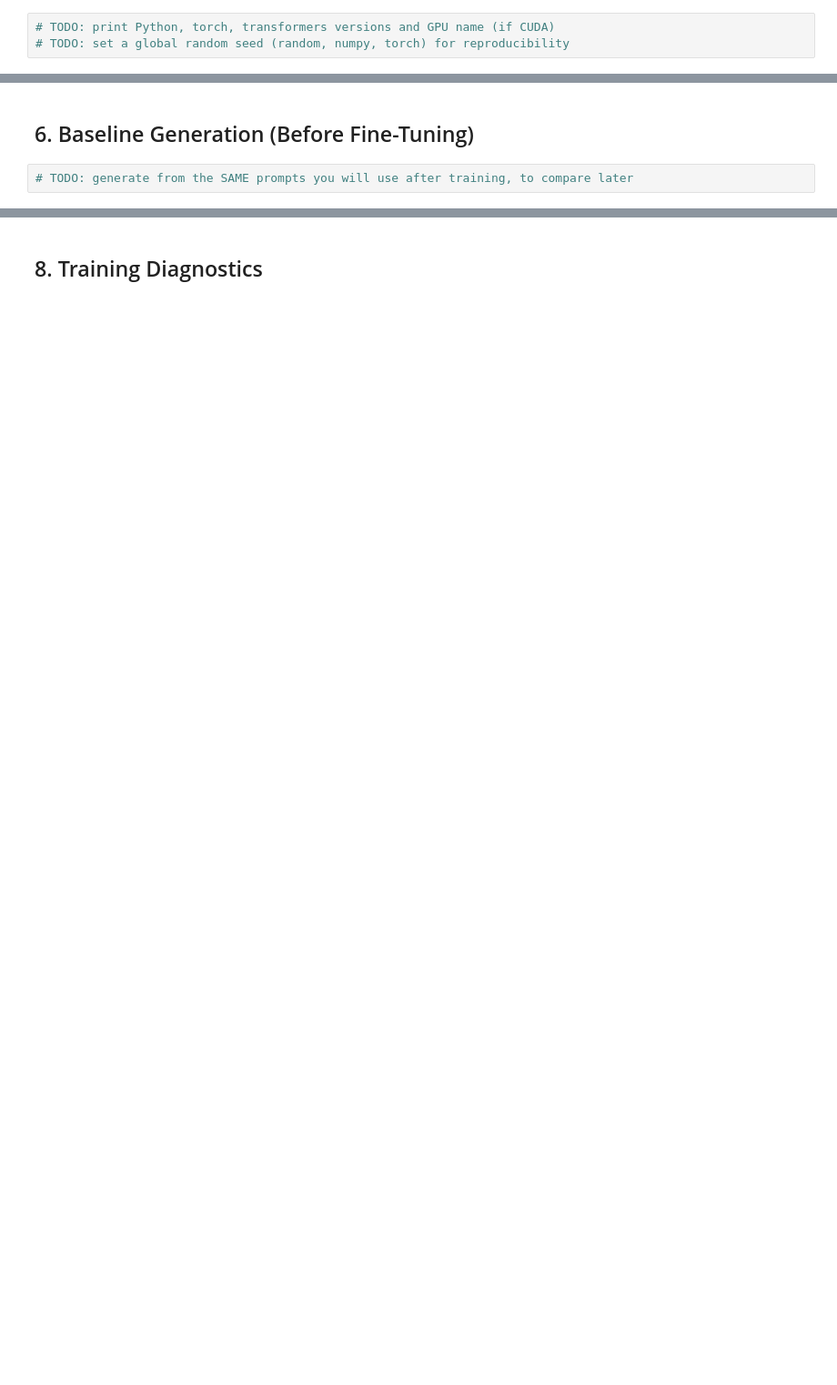
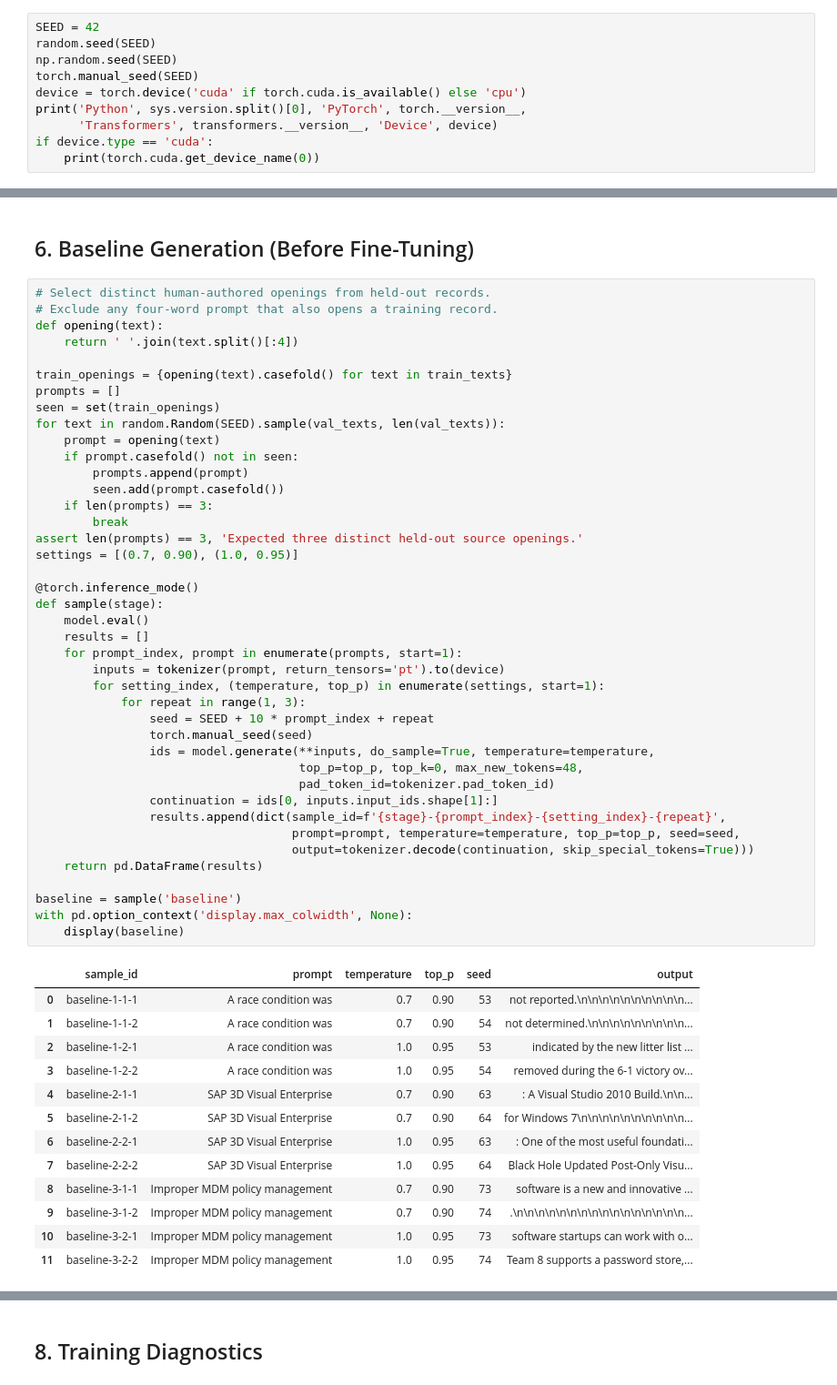
Before and after one commit to vutran-us/generative-ai-applications-project, a Jupyter notebook: generative_model.ipynb, the cells around one changed output, grey strips where cells are left out. Shown at 91% size. Drawn from its saved outputs; the diff is of its cells as text; blank space fills up the shorter version.

```diff
--- a/generative_model.ipynb
+++ b/generative_model.ipynb
@@ -18,3 +27,10 @@ device
 # %%
-# TODO: print Python, torch, transformers versions and GPU name (if CUDA)
-# TODO: set a global random seed (random, numpy, torch) for reproducibility
+SEED = 42
+random.seed(SEED)
+np.random.seed(SEED)
+torch.manual_seed(SEED)
+device = torch.device('cuda' if torch.cuda.is_available() else 'cpu')
+print('Python', sys.version.split()[0], 'PyTorch', torch.__version__,
+      'Transformers', transformers.__version__, 'Device', device)
+if device.type == 'cuda':
+    print(torch.cuda.get_device_name(0))
@@ -68,6 +274,59 @@ _TODO: why this data suits a generative task (human-written by CNAs, consistent
 # %% [markdown]
 ## 6. Baseline Generation (Before Fine-Tuning)
 # %%
-# TODO: generate from the SAME prompts you will use after training, to compare later
+# Select distinct human-authored openings from held-out records.
+# Exclude any four-word prompt that also opens a training record.
+def opening(text):
+    return ' '.join(text.split()[:4])
+
+train_openings = {opening(text).casefold() for text in train_texts}
+prompts = []
+seen = set(train_openings)
+for text in random.Random(SEED).sample(val_texts, len(val_texts)):
+    prompt = opening(text)
+    if prompt.casefold() not in seen:
+        prompts.append(prompt)
+        seen.add(prompt.casefold())
+    if len(prompts) == 3:
+        break
+assert len(prompts) == 3, 'Expected three distinct held-out source openings.'
+settings = [(0.7, 0.90), (1.0, 0.95)]
+
+@torch.inference_mode()
+def sample(stage):
+    model.eval()
+    results = []
+    for prompt_index, prompt in enumerate(prompts, start=1):
+        inputs = tokenizer(prompt, return_tensors='pt').to(device)
+        for setting_index, (temperature, top_p) in enumerate(settings, start=1):
+            for repeat in range(1, 3):
+                seed = SEED + 10 * prompt_index + repeat
+                torch.manual_seed(seed)
+                ids = model.generate(**inputs, do_sample=True, temperature=temperature,
+                                     top_p=top_p, top_k=0, max_new_tokens=48,
+                                     pad_token_id=tokenizer.pad_token_id)
+                continuation = ids[0, inputs.input_ids.shape[1]:]
+                results.append(dict(sample_id=f'{stage}-{prompt_index}-{setting_index}-{repeat}',
+                                    prompt=prompt, temperature=temperature, top_p=top_p, seed=seed,
+                                    output=tokenizer.decode(continuation, skip_special_tokens=True)))
+    return pd.DataFrame(results)
+
+baseline = sample('baseline')
+with pd.option_context('display.max_colwidth', None):
+    display(baseline)
+# %% [output]
+|  | sample_id | prompt | temperature | top_p | seed | output |
+| 0 | baseline-1-1-1 | A race condition was | 0.7 | 0.90 | 53 | not reported.\n\n\n\n\n\n\n\n\n\n... |
+| 1 | baseline-1-1-2 | A race condition was | 0.7 | 0.90 | 54 | not determined.\n\n\n\n\n\n\n\n\n... |
+| 2 | baseline-1-2-1 | A race condition was | 1.0 | 0.95 | 53 | indicated by the new litter list ... |
+| 3 | baseline-1-2-2 | A race condition was | 1.0 | 0.95 | 54 | removed during the 6-1 victory ov... |
+| 4 | baseline-2-1-1 | SAP 3D Visual Enterprise | 0.7 | 0.90 | 63 | : A Visual Studio 2010 Build.\n\n... |
+| 5 | baseline-2-1-2 | SAP 3D Visual Enterprise | 0.7 | 0.90 | 64 | for Windows 7\n\n\n\n\n\n\n\n\n\n... |
+| 6 | baseline-2-2-1 | SAP 3D Visual Enterprise | 1.0 | 0.95 | 63 | : One of the most useful foundati... |
+| 7 | baseline-2-2-2 | SAP 3D Visual Enterprise | 1.0 | 0.95 | 64 | Black Hole Updated Post-Only Visu... |
+| 8 | baseline-3-1-1 | Improper MDM policy management | 0.7 | 0.90 | 73 | software is a new and innovative ... |
+| 9 | baseline-3-1-2 | Improper MDM policy management | 0.7 | 0.90 | 74 | .\n\n\n\n\n\n\n\n\n\n\n\n\n\n\n\n... |
+| 10 | baseline-3-2-1 | Improper MDM policy management | 1.0 | 0.95 | 73 | software startups can work with o... |
+| 11 | baseline-3-2-2 | Improper MDM policy management | 1.0 | 0.95 | 74 | Team 8 supports a password store,... |
 # %% [markdown]
 ## 7. Training
```
Also changed, not shown: parts of 27 cells of this notebook, 2 other files.
